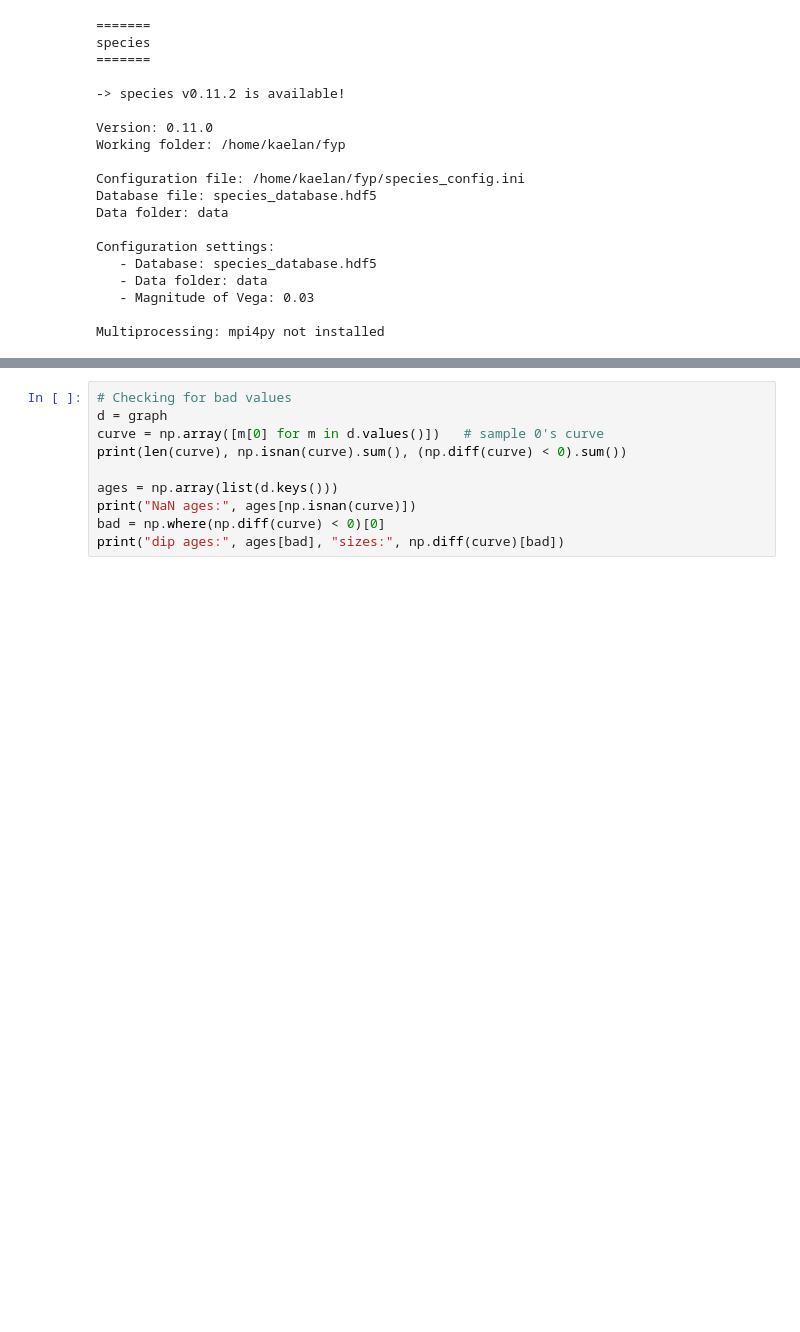
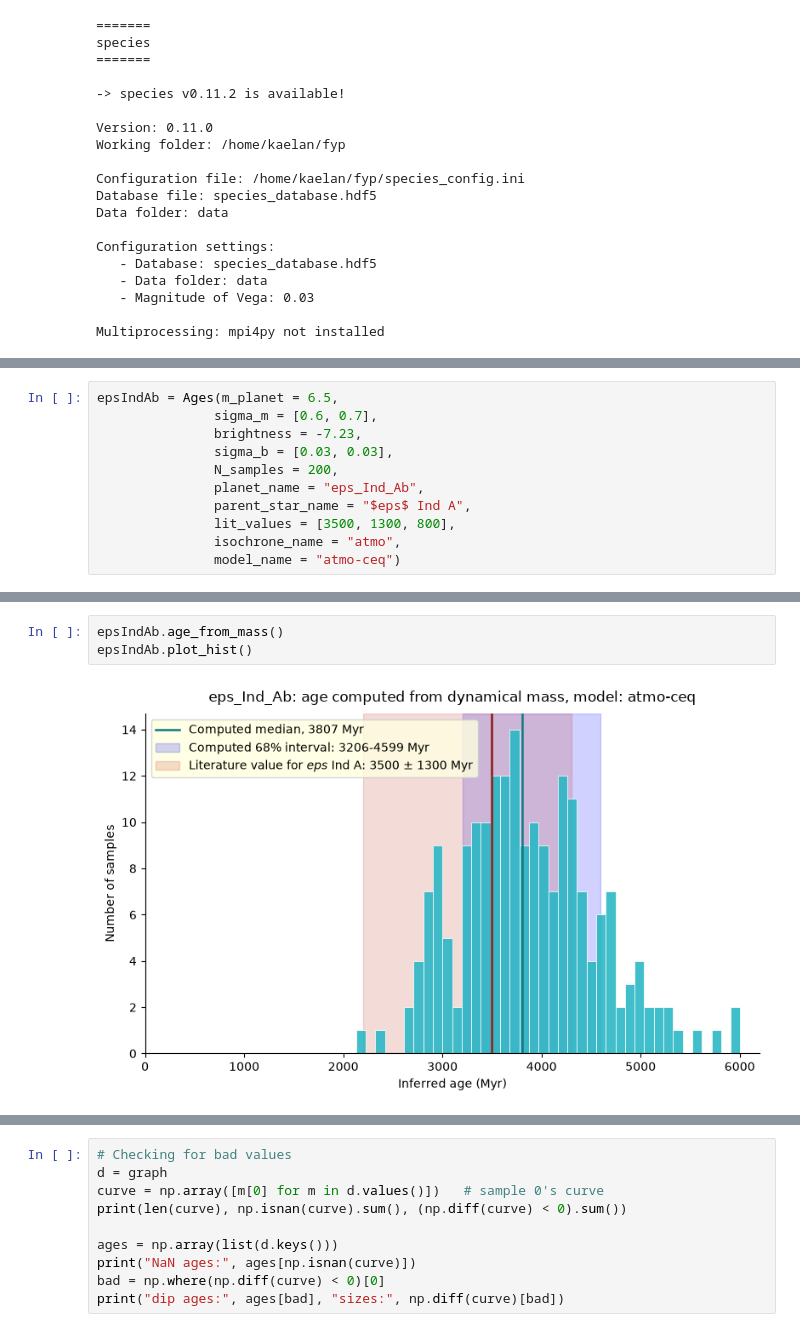
Before and after one commit to h0sh1z0ra/masses_to_ages, a Jupyter notebook: age_to_mass.ipynb, the cells around one changed output, grey strips where cells are left out. Saved outputs shown, nothing was run; the diff lists cells and outputs as text; blank space fills up the shorter version.

```diff
--- a/age_to_mass.ipynb
+++ b/age_to_mass.ipynb
@@ -643,0 +727,11 @@ HR8799e = Ages(m_planet = 7.5,
+# %%
+epsIndAb = Ages(m_planet = 6.5,
+               sigma_m = [0.6, 0.7],
+               brightness = -7.23,
+               sigma_b = [0.03, 0.03],
+               N_samples = 200,
+               planet_name = "eps_Ind_Ab",
+               parent_star_name = "$eps$ Ind A",
+               lit_values = [3500, 1300, 800],
+               isochrone_name = "atmo",
+               model_name = "atmo-ceq")
@@ -643,0 +756,5 @@ HR8799e = Ages(m_planet = 7.5,
+# %%
+epsIndAb.age_from_mass()
+epsIndAb.plot_hist()
+# %% [output]
+[figure, added]
```
Also changed, not shown: parts of 9 cells of this notebook, 4 other files.
